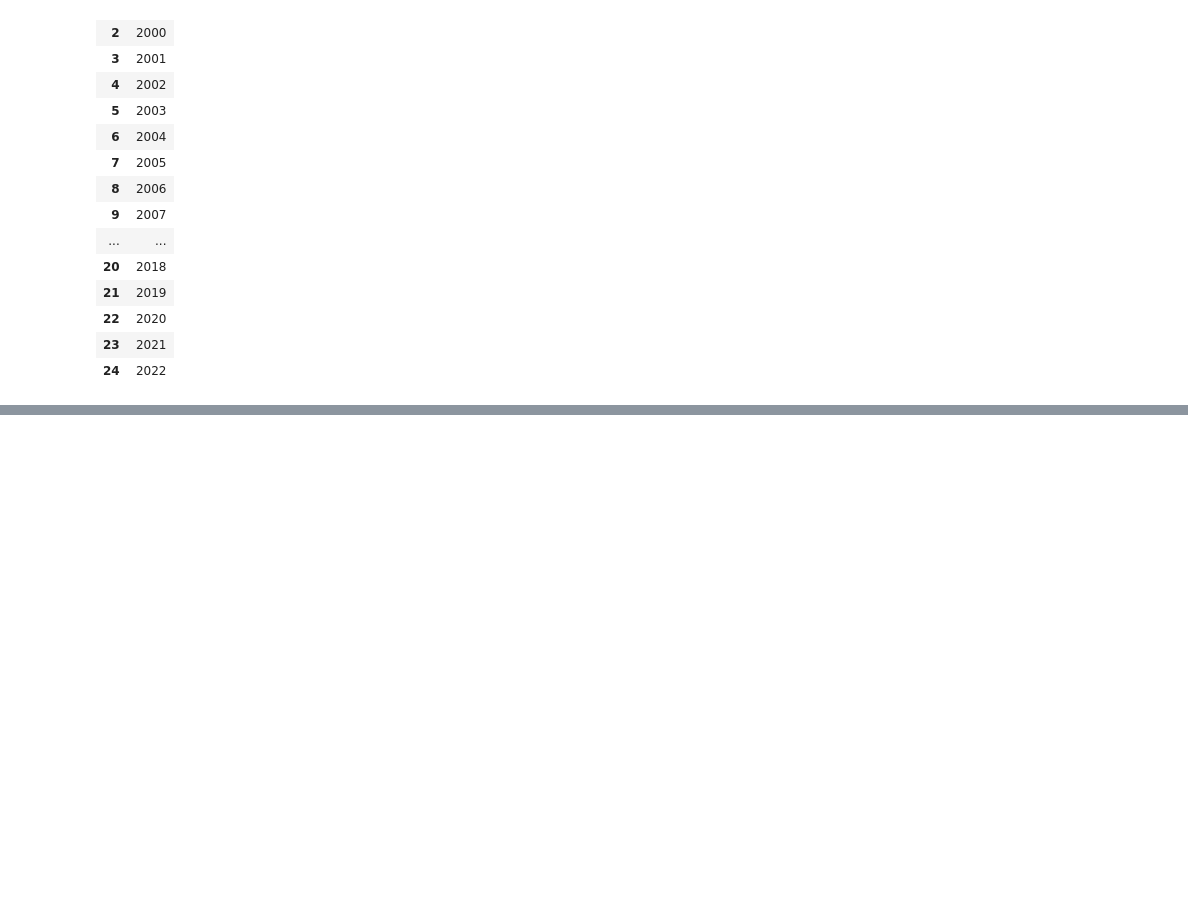
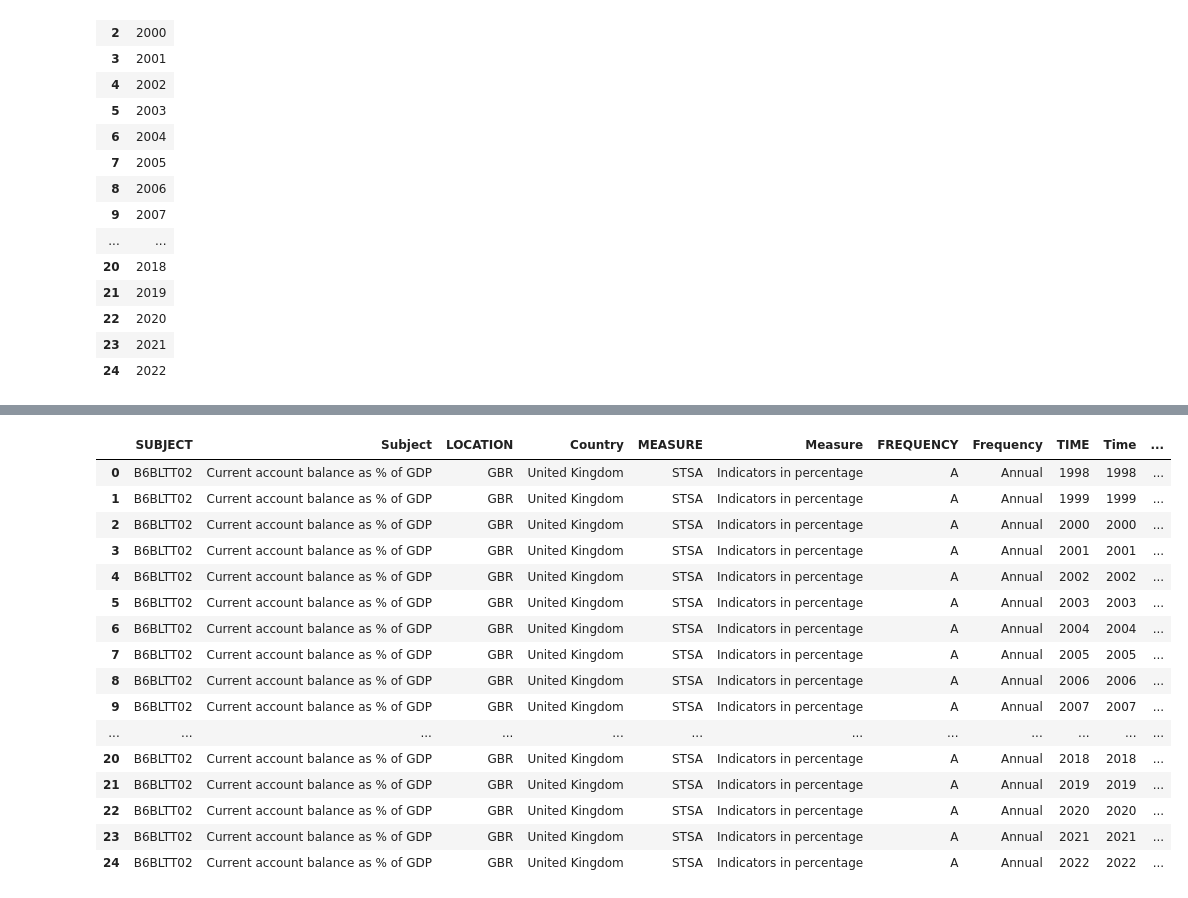
Before and after one commit to boyu571/Personal-Studies, a Jupyter notebook: Macro week8 HW.ipynb, the cells around one changed output, grey strips where cells are left out. Saved outputs shown, nothing was run; the diff lists cells and outputs as text; code cells hidden in the pictures; blank space fills up the shorter version.

```diff
--- a/Macro week8 HW.ipynb
+++ b/Macro week8 HW.ipynb
@@ -123,0 +142,21 @@ CA
+# %%
+csv_test = pd.read_csv("C:/Users/boyu5/Downloads/CA.csv")
+csv_test
+# %% [output]
+|  | SUBJECT | Subject | LOCATION | Country | MEASURE | Measure | FREQUENCY | Frequency | TIME | Time | ... |
+| 0 | B6BLTT02 | Current account balance as % of GDP | GBR | United Kingdom | STSA | Indicators in percentage | A | Annual | 1998 | 1998 | ... |
+| 1 | B6BLTT02 | Current account balance as % of GDP | GBR | United Kingdom | STSA | Indicators in percentage | A | Annual | 1999 | 1999 | ... |
+| 2 | B6BLTT02 | Current account balance as % of GDP | GBR | United Kingdom | STSA | Indicators in percentage | A | Annual | 2000 | 2000 | ... |
+| 3 | B6BLTT02 | Current account balance as % of GDP | GBR | United Kingdom | STSA | Indicators in percentage | A | Annual | 2001 | 2001 | ... |
+| 4 | B6BLTT02 | Current account balance as % of GDP | GBR | United Kingdom | STSA | Indicators in percentage | A | Annual | 2002 | 2002 | ... |
+| 5 | B6BLTT02 | Current account balance as % of GDP | GBR | United Kingdom | STSA | Indicators in percentage | A | Annual | 2003 | 2003 | ... |
+| 6 | B6BLTT02 | Current account balance as % of GDP | GBR | United Kingdom | STSA | Indicators in percentage | A | Annual | 2004 | 2004 | ... |
+| 7 | B6BLTT02 | Current account balance as % of GDP | GBR | United Kingdom | STSA | Indicators in percentage | A | Annual | 2005 | 2005 | ... |
+| 8 | B6BLTT02 | Current account balance as % of GDP | GBR | United Kingdom | STSA | Indicators in percentage | A | Annual | 2006 | 2006 | ... |
+| 9 | B6BLTT02 | Current account balance as % of GDP | GBR | United Kingdom | STSA | Indicators in percentage | A | Annual | 2007 | 2007 | ... |
+| ... | ... | ... | ... | ... | ... | ... | ... | ... | ... | ... | ... |
+| 20 | B6BLTT02 | Current account balance as % of GDP | GBR | United Kingdom | STSA | Indicators in percentage | A | Annual | 2018 | 2018 | ... |
+| 21 | B6BLTT02 | Current account balance as % of GDP | GBR | United Kingdom | STSA | Indicators in percentage | A | Annual | 2019 | 2019 | ... |
+| 22 | B6BLTT02 | Current account balance as % of GDP | GBR | United Kingdom | STSA | Indicators in percentage | A | Annual | 2020 | 2020 | ... |
+| 23 | B6BLTT02 | Current account balance as % of GDP | GBR | United Kingdom | STSA | Indicators in percentage | A | Annual | 2021 | 2021 | ... |
+| 24 | B6BLTT02 | Current account balance as % of GDP | GBR | United Kingdom | STSA | Indicators in percentage | A | Annual | 2022 | 2022 | ... |
```
Also changed, not shown: parts of 8 cells of this notebook, 1 other file.
